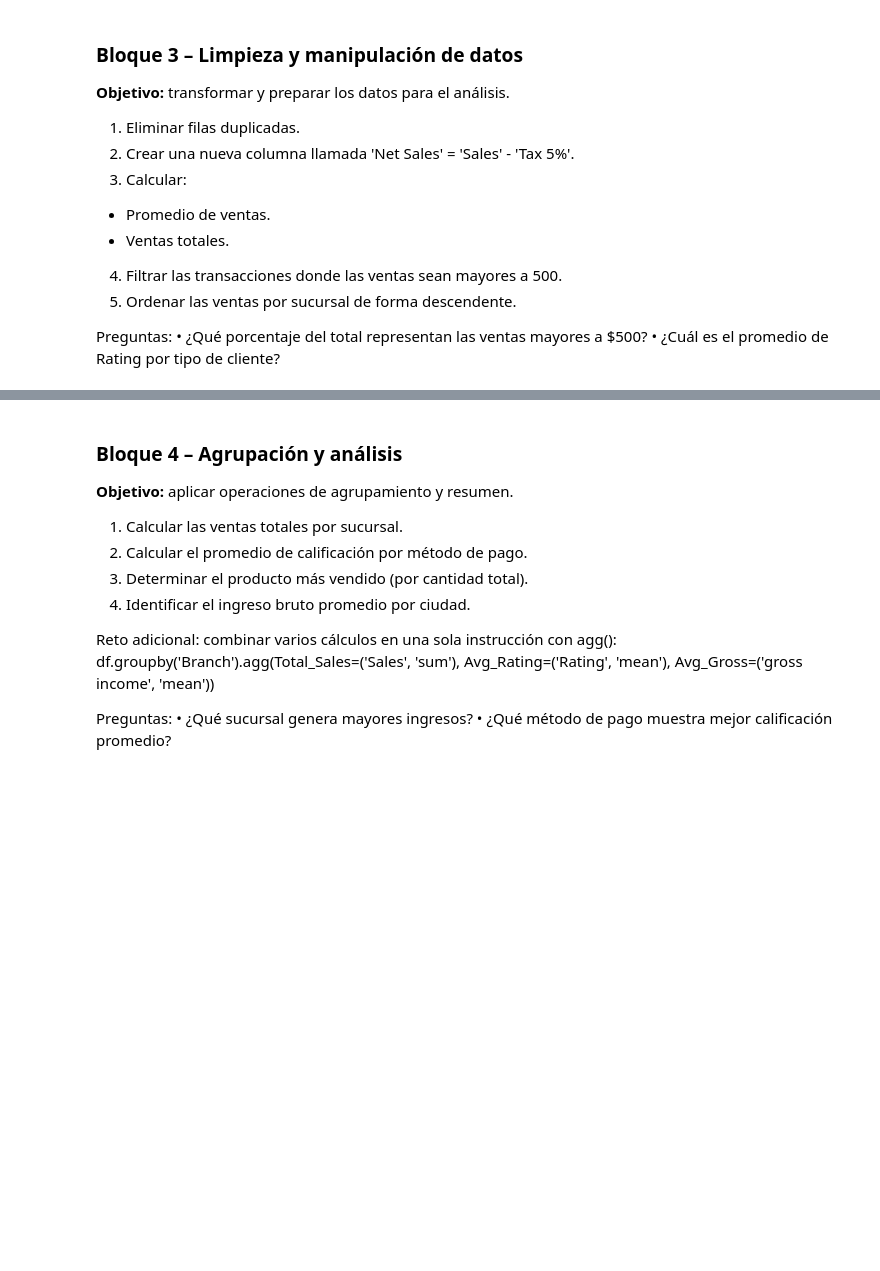
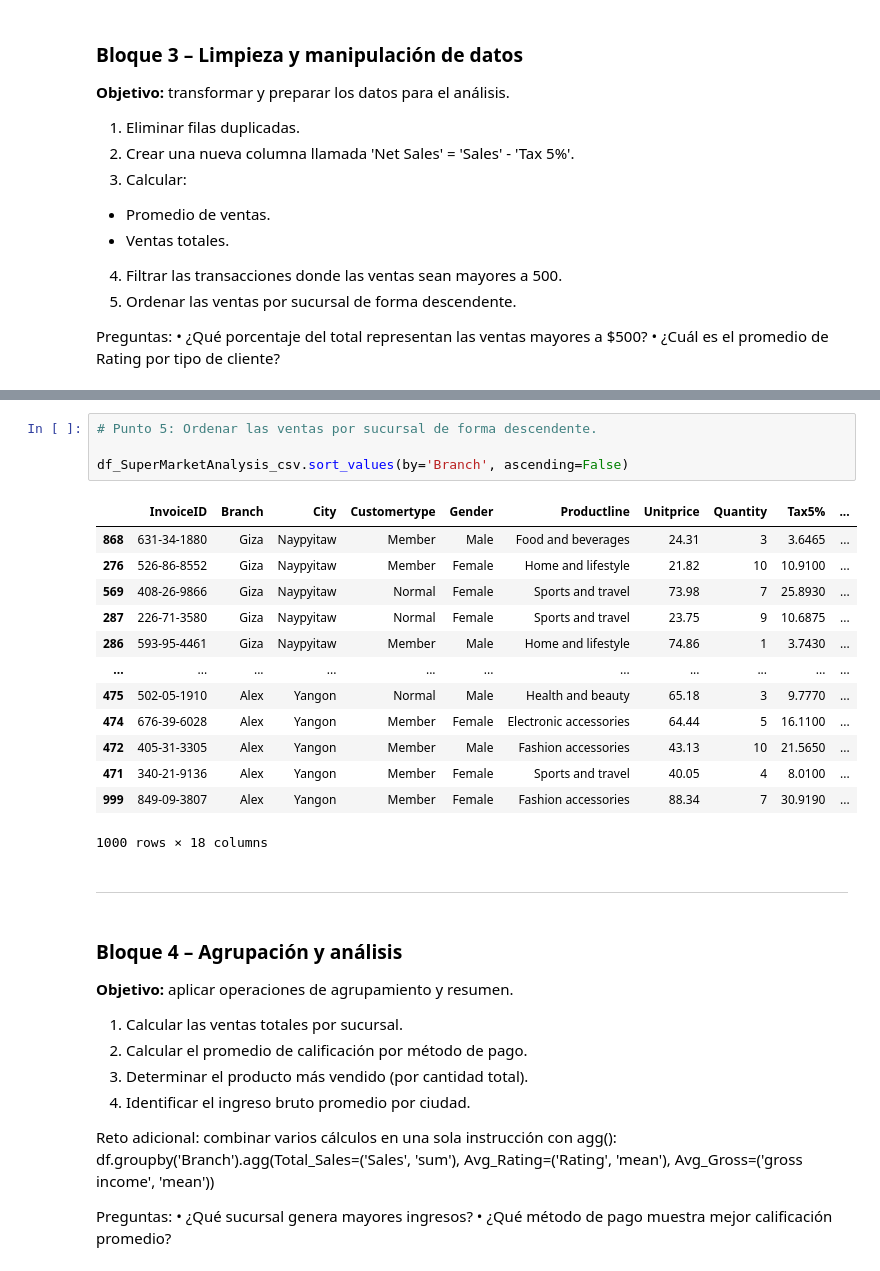
Before and after one commit to skev24/Python-para-el-Ana-lisis-de-Datos, a Jupyter notebook: Practices/Practica_Tema1.ipynb, the cells around one changed output, grey strips where cells are left out. Drawn from its saved outputs; the diff is of its cells as text; blank space fills up the shorter version.

```diff
--- a/Practices/Practica_Tema1.ipynb
+++ b/Practices/Practica_Tema1.ipynb
@@ -175,3 +239,23 @@ Preguntas:
+# %%
+# Punto 5: Ordenar las ventas por sucursal de forma descendente.
+
+df_SuperMarketAnalysis_csv.sort_values(by='Branch', ascending=False)
+# %% [output]
+|  | InvoiceID | Branch | City | Customertype | Gender | Productline | Unitprice | Quantity | Tax5% | ... |
+| 868 | 631-34-1880 | Giza | Naypyitaw | Member | Male | Food and beverages | 24.31 | 3 | 3.6465 | ... |
+| 276 | 526-86-8552 | Giza | Naypyitaw | Member | Female | Home and lifestyle | 21.82 | 10 | 10.9100 | ... |
+| 569 | 408-26-9866 | Giza | Naypyitaw | Normal | Female | Sports and travel | 73.98 | 7 | 25.8930 | ... |
+| 287 | 226-71-3580 | Giza | Naypyitaw | Normal | Female | Sports and travel | 23.75 | 9 | 10.6875 | ... |
+| 286 | 593-95-4461 | Giza | Naypyitaw | Member | Male | Home and lifestyle | 74.86 | 1 | 3.7430 | ... |
+| ... | ... | ... | ... | ... | ... | ... | ... | ... | ... | ... |
+| 475 | 502-05-1910 | Alex | Yangon | Normal | Male | Health and beauty | 65.18 | 3 | 9.7770 | ... |
+| 474 | 676-39-6028 | Alex | Yangon | Member | Female | Electronic accessories | 64.44 | 5 | 16.1100 | ... |
+| 472 | 405-31-3305 | Alex | Yangon | Member | Male | Fashion accessories | 43.13 | 10 | 21.5650 | ... |
+| 471 | 340-21-9136 | Alex | Yangon | Member | Female | Sports and travel | 40.05 | 4 | 8.0100 | ... |
+| 999 | 849-09-3807 | Alex | Yangon | Member | Female | Fashion accessories | 88.34 | 7 | 30.9190 | ... |
+1000 rows × 18 columns
+# %% [markdown]
+---------------------------------------------------------------------------------------------------------------------------------------
 # %% [markdown]
 ### Bloque 4 – Agrupación y análisis
 **Objetivo:** aplicar operaciones de agrupamiento y resumen.
```
Also changed, not shown: parts of 13 cells of this notebook.
